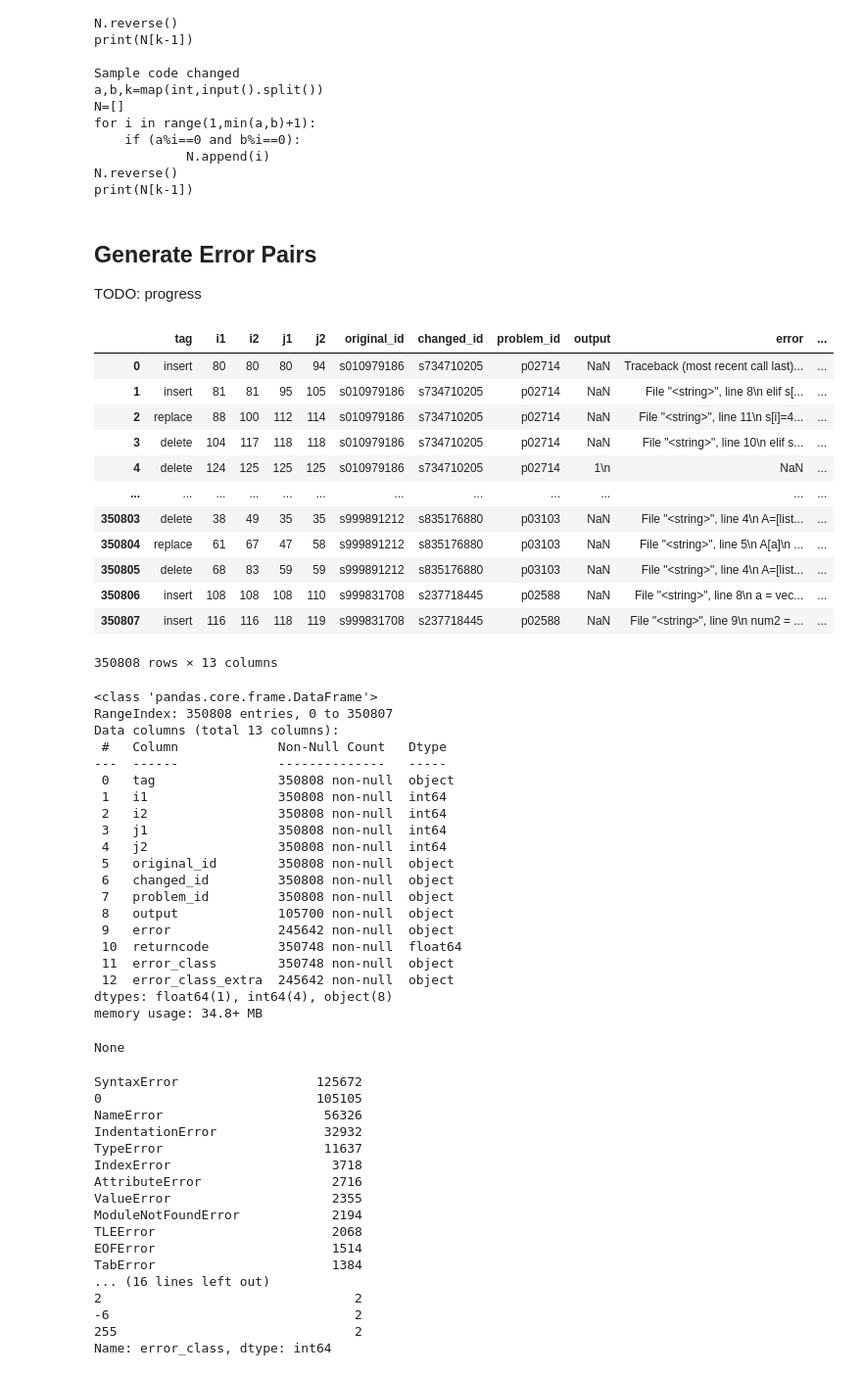
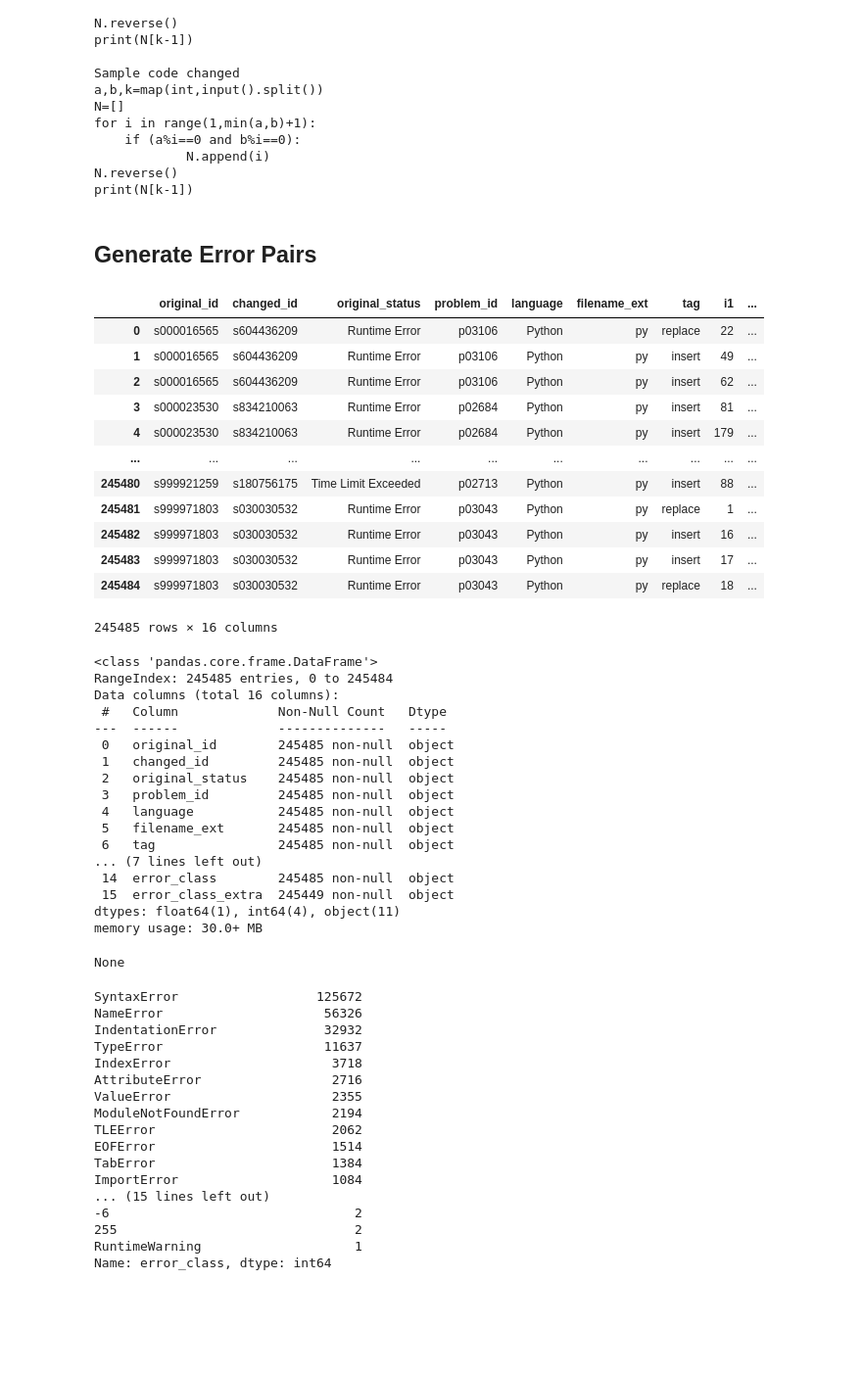
Before and after one commit to alexjercan/bug-detection, a Jupyter notebook: DataExploration.ipynb, the cells around one changed output. Shown at 98% size. Cells and saved outputs as stored; diff of their text form; code cells hidden in the pictures; blank space fills up the shorter version.

Commit message:
wip: generate error description for pairs

```diff
--- a/DataExploration.ipynb
+++ b/DataExploration.ipynb
@@ -207,54 +207,48 @@ N.reverse()
 print(N[k-1])
 # %% [markdown]
 ## Generate Error Pairs
-
-TODO: progress
 # %%
 codenet.add_error_description_v2(generated_pairs_df, problem_list_df, generated_opcodes_df).to_csv(codenet.error_pairs_v2_path, index=False)
 # %%
-error_pairs_df = pd.read_csv(codenet.error_pairs_v2_path, low_memory=False)
+error_pairs_df = pd.read_csv(codenet.error_pairs_v2_path)
 
 display(error_pairs_df)
 display(error_pairs_df.info())
 
 error_pairs_df['error_class'].value_counts()
 # %% [output]
-|  | tag | i1 | i2 | j1 | j2 | original_id | changed_id | problem_id | output | error | ... |
-| 0 | insert | 80 | 80 | 80 | 94 | s010979186 | s734710205 | p02714 | NaN | Traceback (most recent call last)... | ... |
-| 1 | insert | 81 | 81 | 95 | 105 | s010979186 | s734710205 | p02714 | NaN | File "<string>", line 8\n elif s[... | ... |
-| 2 | replace | 88 | 100 | 112 | 114 | s010979186 | s734710205 | p02714 | NaN | File "<string>", line 11\n s[i]=4... | ... |
-| 3 | delete | 104 | 117 | 118 | 118 | s010979186 | s734710205 | p02714 | NaN | File "<string>", line 10\n elif s... | ... |
-| 4 | delete | 124 | 125 | 125 | 125 | s010979186 | s734710205 | p02714 | 1\n | NaN | ... |
-| ... | ... | ... | ... | ... | ... | ... | ... | ... | ... | ... | ... |
-| 350803 | delete | 38 | 49 | 35 | 35 | s999891212 | s835176880 | p03103 | NaN | File "<string>", line 4\n A=[list... | ... |
-| 350804 | replace | 61 | 67 | 47 | 58 | s999891212 | s835176880 | p03103 | NaN | File "<string>", line 5\n A[a]\n ... | ... |
-| 350805 | delete | 68 | 83 | 59 | 59 | s999891212 | s835176880 | p03103 | NaN | File "<string>", line 4\n A=[list... | ... |
-| 350806 | insert | 108 | 108 | 108 | 110 | s999831708 | s237718445 | p02588 | NaN | File "<string>", line 8\n a = vec... | ... |
-| 350807 | insert | 116 | 116 | 118 | 119 | s999831708 | s237718445 | p02588 | NaN | File "<string>", line 9\n num2 = ... | ... |
+|  | original_id | changed_id | original_status | problem_id | language | filename_ext | tag | i1 | ... |
+| 0 | s000016565 | s604436209 | Runtime Error | p03106 | Python | py | replace | 22 | ... |
+| 1 | s000016565 | s604436209 | Runtime Error | p03106 | Python | py | insert | 49 | ... |
+| 2 | s000016565 | s604436209 | Runtime Error | p03106 | Python | py | insert | 62 | ... |
+| 3 | s000023530 | s834210063 | Runtime Error | p02684 | Python | py | insert | 81 | ... |
+| 4 | s000023530 | s834210063 | Runtime Error | p02684 | Python | py | insert | 179 | ... |
+| ... | ... | ... | ... | ... | ... | ... | ... | ... | ... |
+| 245480 | s999921259 | s180756175 | Time Limit Exceeded | p02713 | Python | py | insert | 88 | ... |
+| 245481 | s999971803 | s030030532 | Runtime Error | p03043 | Python | py | replace | 1 | ... |
+| 245482 | s999971803 | s030030532 | Runtime Error | p03043 | Python | py | insert | 16 | ... |
+| 245483 | s999971803 | s030030532 | Runtime Error | p03043 | Python | py | insert | 17 | ... |
+| 245484 | s999971803 | s030030532 | Runtime Error | p03043 | Python | py | replace | 18 | ... |
-350808 rows × 13 columns
+245485 rows × 16 columns
 <class 'pandas.core.frame.DataFrame'>
-RangeIndex: 350808 entries, 0 to 350807
-Data columns (total 13 columns):
+RangeIndex: 245485 entries, 0 to 245484
+Data columns (total 16 columns):
  #   Column             Non-Null Count   Dtype
 ---  ------             --------------   -----
- 0   tag                350808 non-null  object
- 1   i1                 350808 non-null  int64
- 2   i2                 350808 non-null  int64
- 3   j1                 350808 non-null  int64
- 4   j2                 350808 non-null  int64
- 5   original_id        350808 non-null  object
- 6   changed_id         350808 non-null  object
- 7   problem_id         350808 non-null  object
- 8   output             105700 non-null  object
- 9   error              245642 non-null  object
- 10  returncode         350748 non-null  float64
- 11  error_class        350748 non-null  object
- 12  error_class_extra  245642 non-null  object
-dtypes: float64(1), int64(4), object(8)
-memory usage: 34.8+ MB
+ 0   original_id        245485 non-null  object
+ 1   changed_id         245485 non-null  object
+ 2   original_status    245485 non-null  object
+ 3   problem_id         245485 non-null  object
+ 4   language           245485 non-null  object
+ 5   filename_ext       245485 non-null  object
+ 6   tag                245485 non-null  object
+... (7 lines left out)
+ 14  error_class        245485 non-null  object
+ 15  error_class_extra  245449 non-null  object
+dtypes: float64(1), int64(4), object(11)
+memory usage: 30.0+ MB
 None
 SyntaxError                  125672
-0                            105105
 NameError                     56326
 IndentationError              32932
 TypeError                     11637
@@ -262,11 +256,12 @@ IndexError                     3718
 AttributeError                 2716
 ValueError                     2355
 ModuleNotFoundError            2194
-TLEError                       2068
+TLEError                       2062
 EOFError                       1514
 TabError                       1384
-... (16 lines left out)
-2                                 2
+ImportError                    1084
+... (15 lines left out)
 -6                                2
 255                               2
+RuntimeWarning                    1
 Name: error_class, dtype: int64
```
Also changed, not shown: parts of 3 cells of this notebook, 1 other file.
